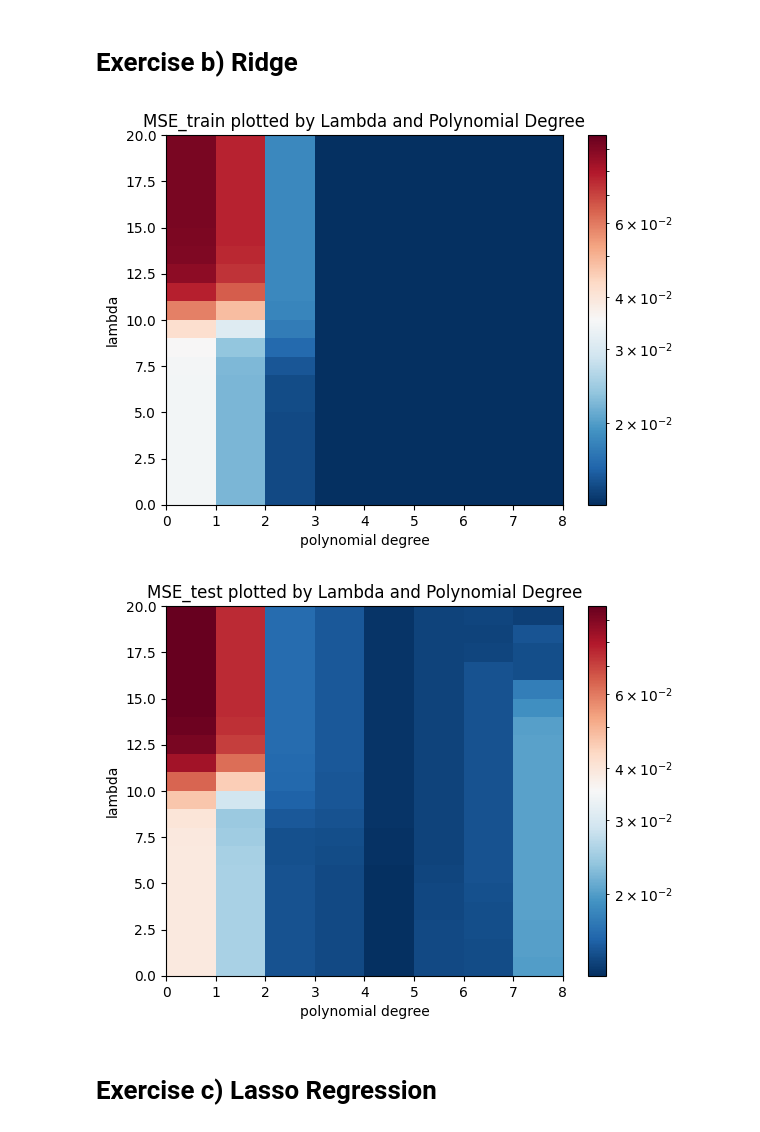
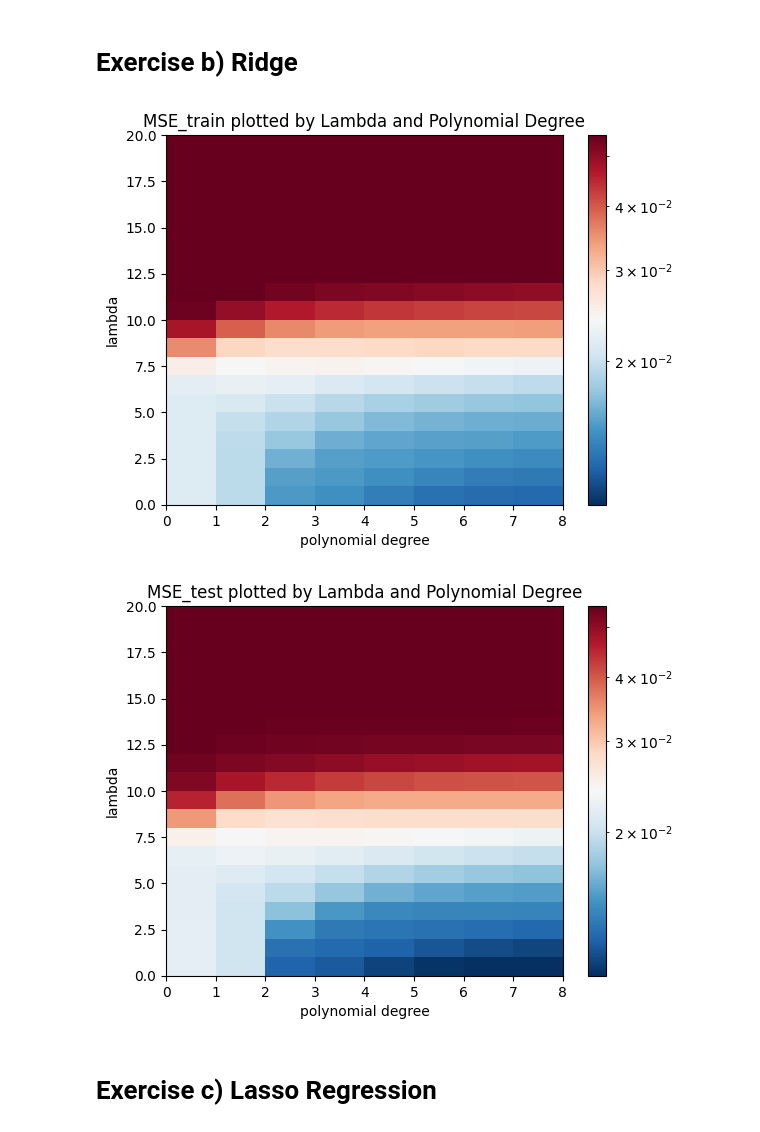
Before and after one commit to alessiasanfelici/FYS-STK4155-Project-1, a Jupyter notebook: Project-1 merged a) to c).ipynb, the cells around one changed output. Cells and saved outputs as stored; diff of their text form; code cells hidden in the pictures.

```diff
--- a/Project-1 merged a) to c).ipynb
+++ b/Project-1 merged a) to c).ipynb
@@ -17,8 +17,9 @@ fig = plt.figure()
 ax = fig.add_subplot(projection='3d')
 
 # Generate the data
-x = np.random.rand(20)
-y = np.random.rand(20)
+n = 20 # number of data points
+x = np.random.rand(n)
+y = np.random.rand(n)
 x = np.sort(x)
 y = np.sort(y)
 
@@ -184,20 +183,24 @@ from sklearn import linear_model
 MSE_train_scikit = np.zeros(degree)
 MSE_test_scikit = np.zeros(degree)
 
+z_train = z_train - z_scaler
+z_test = z_test - z_scaler
+
 for i in range(1, degree+1):
-        helpp = X_train_scaled[:,[0, 1]]
-        xx = np.column_stack((np.zeros(len(X_train_scaled)), X_train_scaled[:,[0, 1]]))
+        xx = X_train_scaled[:,[0, 1]]
+        #xx = np.column_stack((np.zeros(len(X_train_scaled)), X_train_scaled[:,[0, 1]]))
         poly = PolynomialFeatures(degree=i)
         # creating the designmatrix from the vectors x, y
         designmatrix = poly.fit_transform(xx)
         OLS_scikit = LinearRegression(fit_intercept=False)
         OLS_scikit.fit(designmatrix, z_train)
 
-        ypredict_OLS_scikit = OLS_scikit.predict(designmatrix) + z_scaler
-        ypredict_test_OLS_scikit = OLS_scikit.predict(poly.fit_transform(np.column_stack((np.zeros(len(X_test_scaled)), X_test_scaled[:,[0, 1]])))) + z_scaler
+        ypredict_OLS_scikit = OLS_scikit.predict(designmatrix) #+ z_scaler
+        #ypredict_test_OLS_scikit = OLS_scikit.predict(poly.fit_transform(np.column_stack((np.zeros(len(X_test_scaled)), X_test_scaled[:,[0, 1]])))) + z_scaler
+        ypredict_test_OLS_scikit = OLS_scikit.predict(poly.fit_transform(X_test_scaled[:,[0, 1]])) #+ z_scaler
 
         MSE_train_scikit[i-1] = MSE(z_train, ypredict_OLS_scikit)
-        MSE_train_scikit[i-1] = MSE(z_test, ypredict_test_OLS_scikit)
+        MSE_test_scikit[i-1] = MSE(z_test, ypredict_test_OLS_scikit)
 
 
 diff = MSE_train_scikit - MSE_train
@@ -213,7 +216,6 @@ import matplotlib.colors as colors
 
 lmb = np.logspace(-4, 6, 20) # We include lmb = 0, which equals the OLS fitting
 
-beta_list = []
 MSE_train_Ridge = np.zeros((len(lmb),degree))
 MSE_test_Ridge = np.zeros((len(lmb),degree))
 rsqr_train_Ridge = np.zeros((len(lmb),degree))
@@ -223,8 +225,7 @@ for j in range(len(lmb)):
     for i in range(1, degree+1):
             c = int((i+2)*(i+1)/2)
             X_tilde = X_train_scaled[:,0:c-1]
-            beta = np.linalg.pinv(X_tilde.T @ X_tilde + lmb[j]*np.ones((len(X_tilde.T),len(X_tilde.T)))) @ X_tilde.T @ z_train
-            beta_list.append(list(beta))
+            beta = np.linalg.pinv(X_tilde.T @ X_tilde + lmb[j]*np.eye(len(X_tilde.T))) @ X_tilde.T @ z_train
 
             ypredict = X_tilde @ beta + z_scaler
             ypredict_test = X_test_scaled[:,0:c-1] @ beta + z_scaler
@@ -234,35 +235,35 @@ for j in range(len(lmb)):
             rsqr_train_Ridge[j, i-1]= rsquare(z_train, ypredict)
             rsqr_test_Ridge[j, i-1]= rsquare(z_test, ypredict_test)
 
 
 
 # plotting the MSEs as functions of the polynomial degree
 fig, ax = plt.subplots()
 norm=colors.LogNorm(vmin=MSE_test_Ridge.min(), vmax=MSE_test_Ridge.max())
 ax.pcolormesh(MSE_train_Ridge, cmap='RdBu_r', norm=norm)
 plt.title("MSE_train plotted by Lambda and Polynomial Degree")
 fig.colorbar(cm.ScalarMappable(norm=norm, cmap='RdBu_r'), ax=ax)
 plt.xlabel("polynomial degree")
 plt.ylabel("lambda")
 plt.show()
 
 fig, ax = plt.subplots()
 ax.pcolormesh(MSE_test_Ridge, cmap='RdBu_r', norm=norm)
 fig.colorbar(cm.ScalarMappable(norm=norm, cmap='RdBu_r'), ax=ax)
 plt.xlabel("polynomial degree")
 plt.ylabel("lambda")
 plt.title("MSE_test plotted by Lambda and Polynomial Degree")
 plt.show()
 
 #plt.figure()
 #data = pd.DataFrame(MSE_test)
 #tb = plt.table(cellText=data, loc = 'center')
 #ax.set_title("MSE and optimal Lambda per polynomial degree - Ridge")
 #plt.savefig("Ridge_table.png")
 #plt.show()
 # %% [output]
-[figure, old version]
+[figure, new version]
-[figure, old version]
+[figure, new version]
 # %%
 ## TESTING RIDGE
 
```
Also changed, not shown: parts of 4 cells of this notebook.
